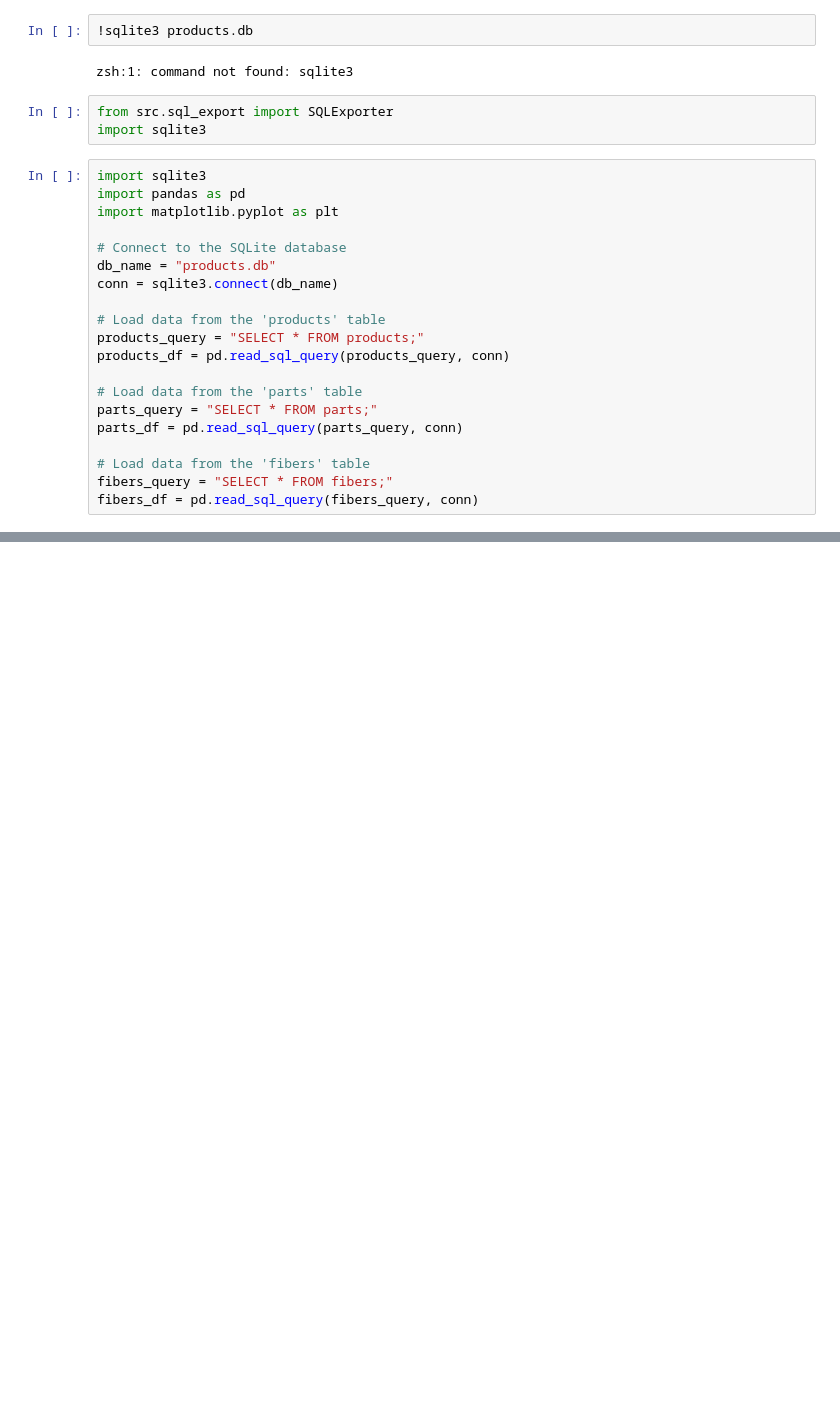
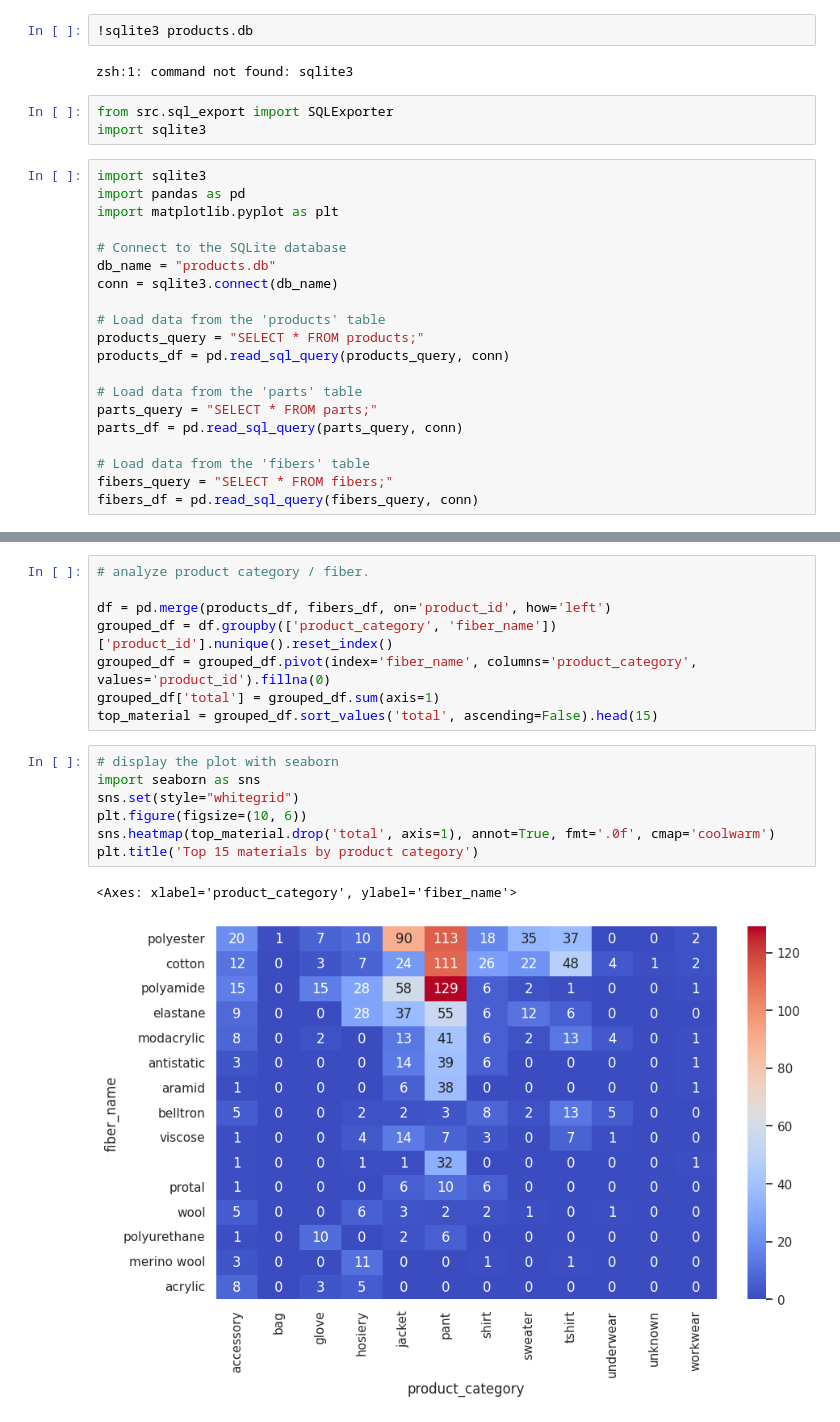
Before and after one commit to Alberthaux/data_parser, a Jupyter notebook: notebook.ipynb, the cells around one changed output, grey strips where cells are left out. Saved outputs shown, nothing was run; the diff lists cells and outputs as text; blank space fills up the shorter version.

```diff
--- a/notebook.ipynb
+++ b/notebook.ipynb
@@ -78,0 +81,18 @@ plot_count(fibers_df, 'recycled', 'fiber_id')
+# %%
+# analyze product category / fiber.
+
+df = pd.merge(products_df, fibers_df, on='product_id', how='left')
+grouped_df = df.groupby(['product_category', 'fiber_name'])['product_id'].nunique().reset_index()
+grouped_df = grouped_df.pivot(index='fiber_name', columns='product_category', values='product_id').fillna(0)
+grouped_df['total'] = grouped_df.sum(axis=1)
+top_material = grouped_df.sort_values('total', ascending=False).head(15)
+# %%
+# display the plot with seaborn
+import seaborn as sns
+sns.set(style="whitegrid")
+plt.figure(figsize=(10, 6))
+sns.heatmap(top_material.drop('total', axis=1), annot=True, fmt='.0f', cmap='coolwarm')
+plt.title('Top 15 materials by product category')
+# %% [output]
+<Axes: xlabel='product_category', ylabel='fiber_name'>
+[figure, added]
```
Also changed, not shown: parts of 4 cells of this notebook, 3 other files.
